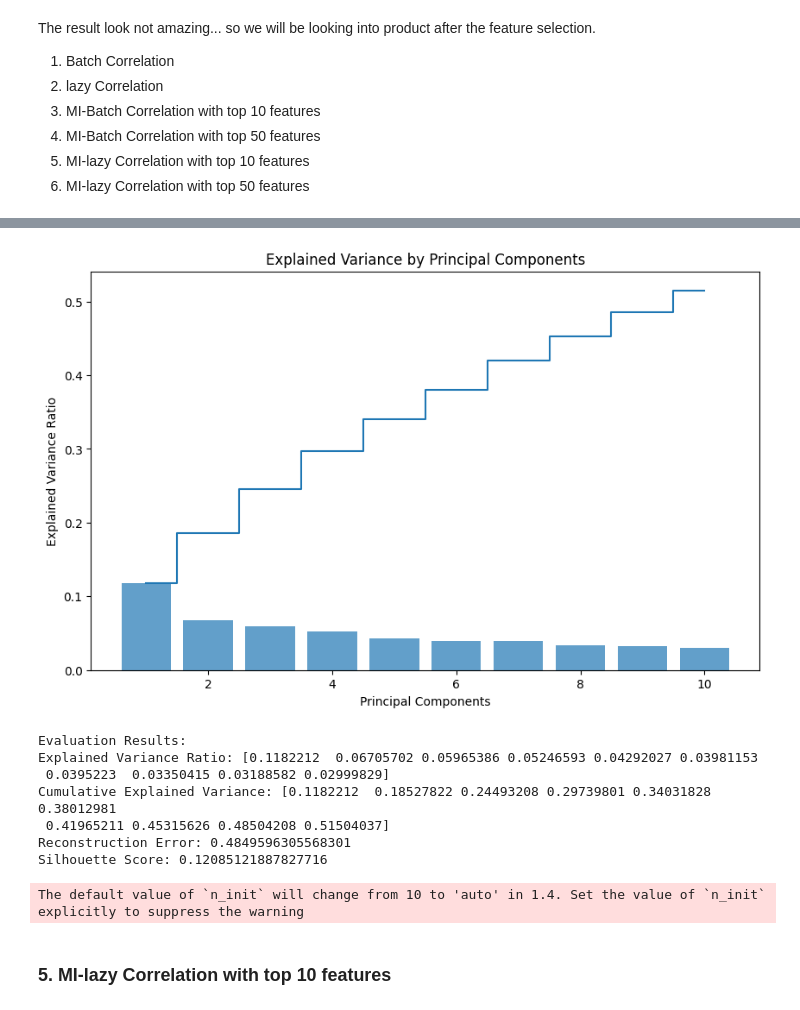
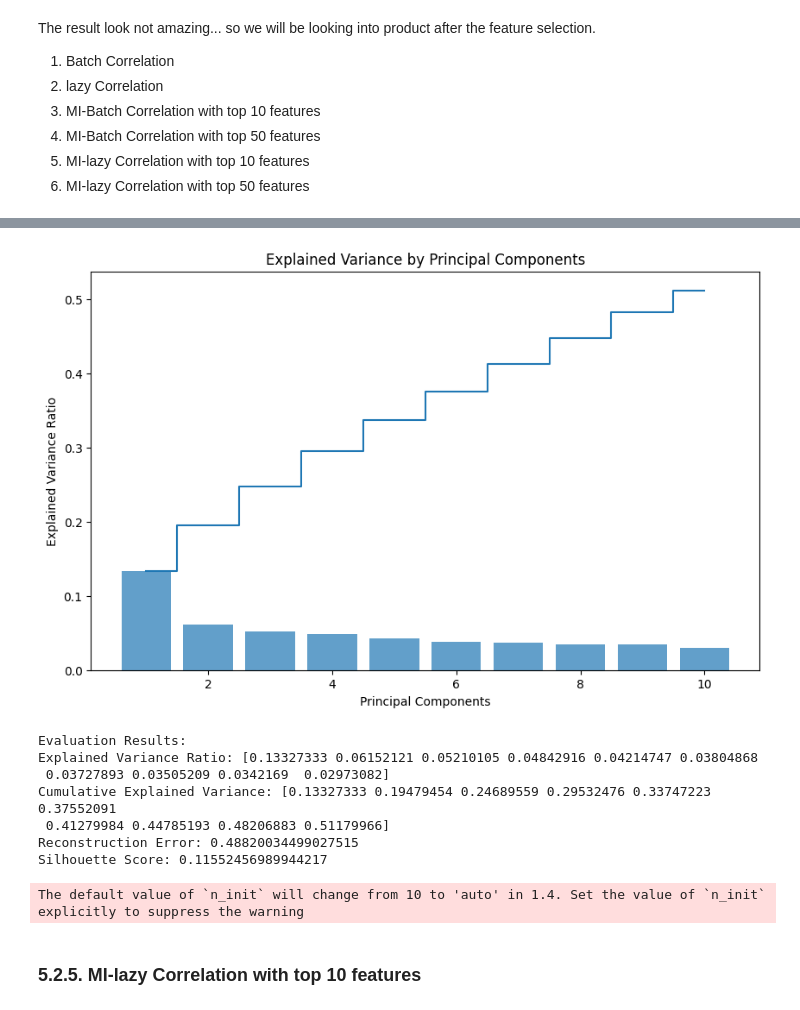
Before and after one commit to JihoonChung/ML_Sensor_Characterization, a Jupyter notebook: Analysis/Delay_sequence_data/Feature_Selection.ipynb, the cells around one changed output, grey strips where cells are left out. Saved outputs shown, nothing was run; the diff lists cells and outputs as text; code cells hidden in the pictures.

```diff
--- a/Analysis/Delay_sequence_data/Feature_Selection.ipynb
+++ b/Analysis/Delay_sequence_data/Feature_Selection.ipynb
@@ -14,6 +14,6 @@ from sklearn.feature_selection import mutual_info_regression
 import numpy as np
 
 # Load the dataset
-file_path = '../feature_engineered_data/data_v4-1-1_feature_engineered.csv'
+file_path = '../processed_data/data_v4-1-1_feature_engineered_sensor170.csv'
 data = pd.read_csv(file_path)
 # %% [markdown]
@@ -658,12 +674,9 @@ from sklearn.decomposition import PCA
 from sklearn.preprocessing import StandardScaler
 import matplotlib.pyplot as plt
 import plotly.express as px
-from sklearn.model_selection import cross_val_score
-from sklearn.linear_model import LogisticRegression
 from sklearn.cluster import KMeans
 from sklearn.metrics import silhouette_score
-
-def evaluate_pca(df, n_components=10, color_column='Sensor ID', n_clusters=3, n_components_to_use=5):
+def evaluate_pca_indepth(df, n_components=10, color_column='Sensor ID', n_clusters=3):
     """
     Perform PCA on a dataset and evaluate it using various metrics.
 
@@ -828,22 +847,23 @@ The default value of `n_init` will change from 10 to 'auto' in 1.4. Set the valu
 # %%
-results = evaluate_pca(df_mi_50, n_components=10, color_column='Sensor ID', n_clusters=3, n_components_to_use=5)
+# Example usage
+results_mi_corr = evaluate_pca_indepth(df_mi_50, n_components=10, color_column='Sensor ID', n_clusters=3)
 
 print("Evaluation Results:")
-print(f"Explained Variance Ratio: {results['explained_variance_ratio']}")
-print(f"Cumulative Explained Variance: {results['cumulative_explained_variance']}")
-print(f"Reconstruction Error: {results['reconstruction_error']}")
-print(f"Silhouette Score: {results['silhouette_score']}")
+print(f"Explained Variance Ratio: {results_mi_corr['explained_variance_ratio']}")
+print(f"Cumulative Explained Variance: {results_mi_corr['cumulative_explained_variance']}")
+print(f"Reconstruction Error: {results_mi_corr['reconstruction_error']}")
+print(f"Silhouette Score: {results_mi_corr['silhouette_score']}")
 # %% [output]
-[figure, old version]
+[figure, new version]
 Evaluation Results:
-Explained Variance Ratio: [0.1182212  0.06705702 0.05965386 0.05246593 0.04292027 0.03981153
- 0.0395223  0.03350415 0.03188582 0.02999829]
-Cumulative Explained Variance: [0.1182212  0.18527822 0.24493208 0.29739801 0.34031828 0.38012981
- 0.41965211 0.45315626 0.48504208 0.51504037]
-Reconstruction Error: 0.4849596305568301
-Silhouette Score: 0.12085121887827716
+Explained Variance Ratio: [0.13327333 0.06152121 0.05210105 0.04842916 0.04214747 0.03804868
+ 0.03727893 0.03505209 0.0342169  0.02973082]
+Cumulative Explained Variance: [0.13327333 0.19479454 0.24689559 0.29532476 0.33747223 0.37552091
+ 0.41279984 0.44785193 0.48206883 0.51179966]
+Reconstruction Error: 0.48820034499027515
+Silhouette Score: 0.11552456989944217
 The default value of `n_init` will change from 10 to 'auto' in 1.4. Set the value of `n_init` explicitly to suppress the warning
 # %% [markdown]
-### 5. MI-lazy Correlation with top 10 features
+### 5.2.5. MI-lazy Correlation with top 10 features
 # %%
 # Example usage
```
Also changed, not shown: parts of 86 cells of this notebook, 1 other file.
